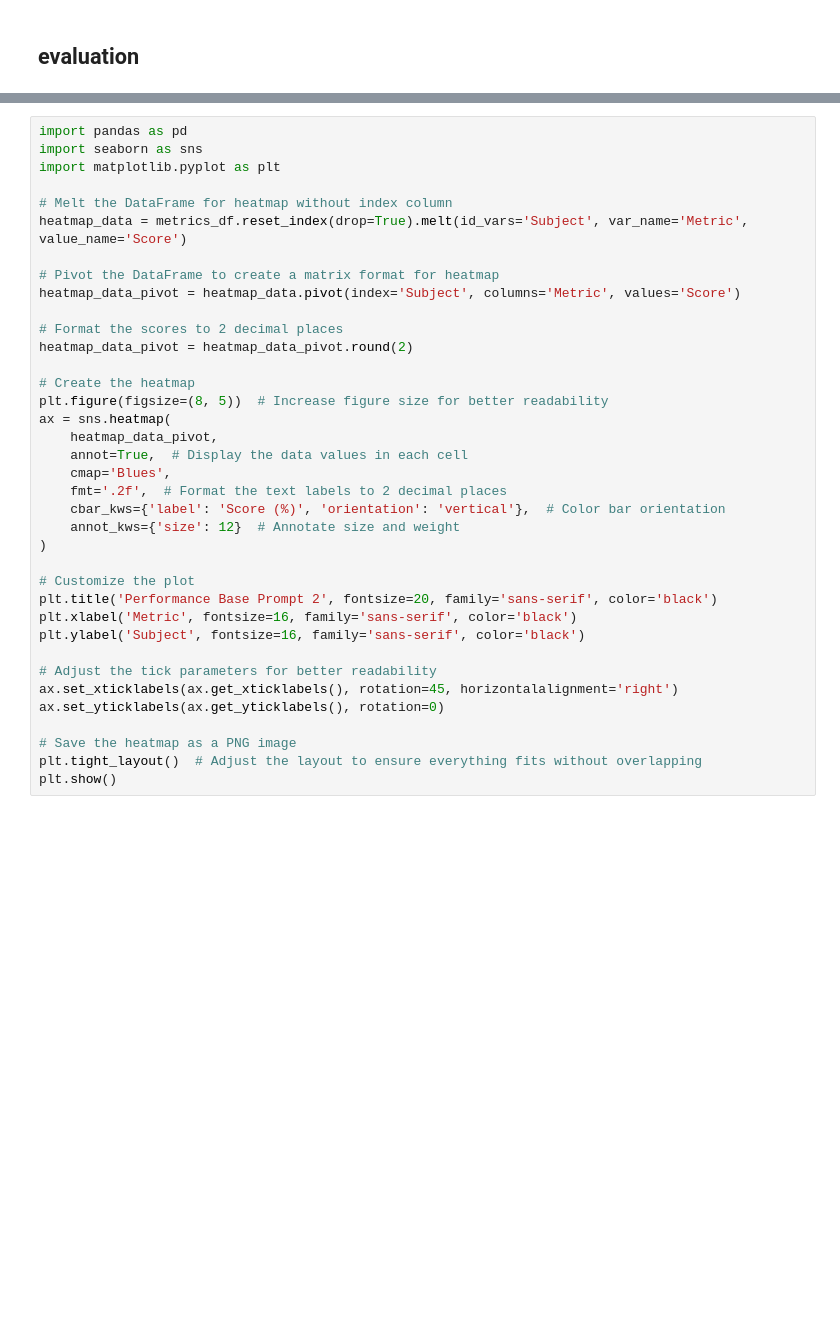
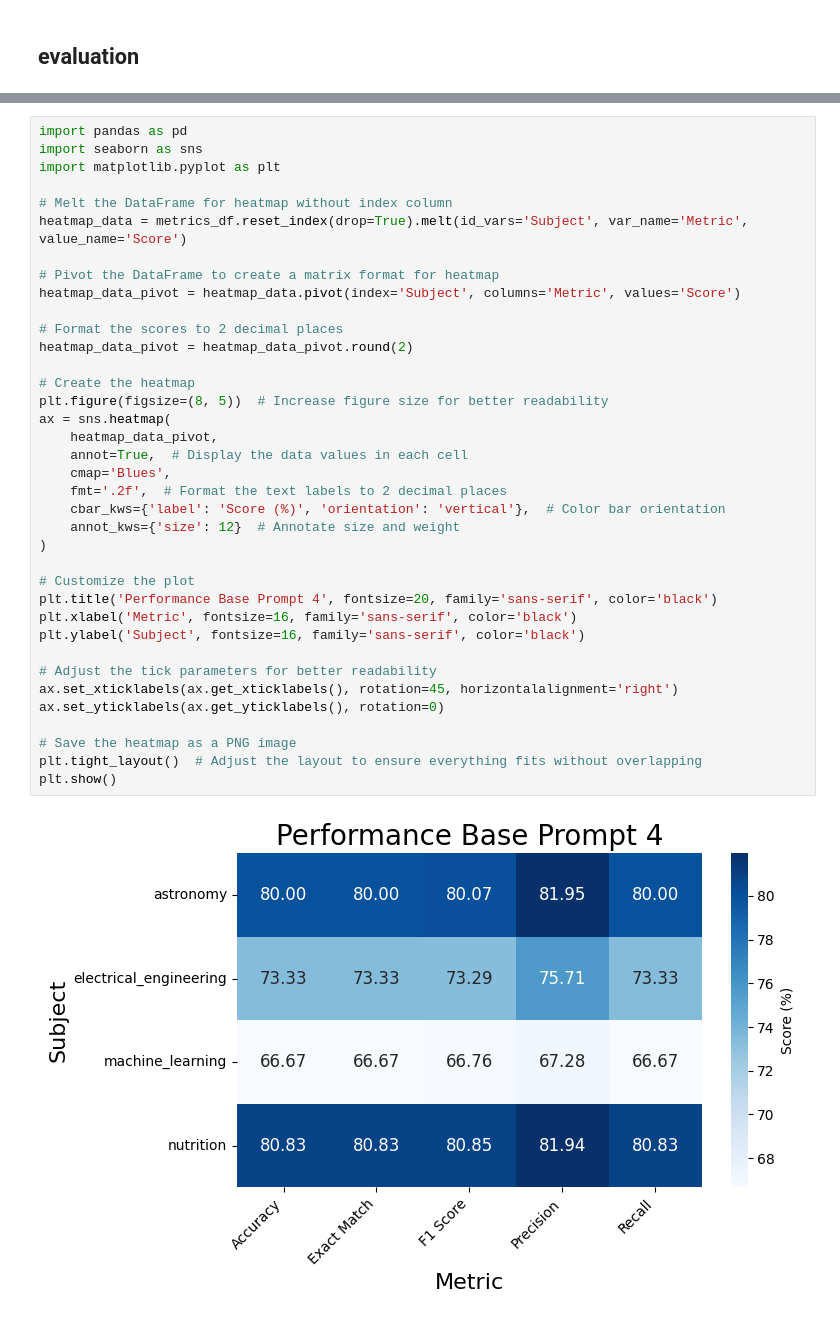
Before and after one commit to nxxk23/AI-Engineer, a Jupyter notebook: BasePrompt/base4.ipynb, the cells around one changed output, grey strips where cells are left out. Saved outputs shown, nothing was run; the diff lists cells and outputs as text; blank space fills up the shorter version.

```diff
--- a/BasePrompt/base4.ipynb
+++ b/BasePrompt/base4.ipynb
@@ -629,31 +618,33 @@ import matplotlib.pyplot as plt
 heatmap_data = metrics_df.reset_index(drop=True).melt(id_vars='Subject', var_name='Metric', value_name='Score')
 
 # Pivot the DataFrame to create a matrix format for heatmap
 heatmap_data_pivot = heatmap_data.pivot(index='Subject', columns='Metric', values='Score')
 
 # Format the scores to 2 decimal places
 heatmap_data_pivot = heatmap_data_pivot.round(2)
 
 # Create the heatmap
 plt.figure(figsize=(8, 5))  # Increase figure size for better readability
 ax = sns.heatmap(
     heatmap_data_pivot,
     annot=True,  # Display the data values in each cell
     cmap='Blues',
     fmt='.2f',  # Format the text labels to 2 decimal places
     cbar_kws={'label': 'Score (%)', 'orientation': 'vertical'},  # Color bar orientation
     annot_kws={'size': 12}  # Annotate size and weight
 )
 
 # Customize the plot
-plt.title('Performance Base Prompt 2', fontsize=20, family='sans-serif', color='black')
+plt.title('Performance Base Prompt 4', fontsize=20, family='sans-serif', color='black')
 plt.xlabel('Metric', fontsize=16, family='sans-serif', color='black')
 plt.ylabel('Subject', fontsize=16, family='sans-serif', color='black')
 
 # Adjust the tick parameters for better readability
 ax.set_xticklabels(ax.get_xticklabels(), rotation=45, horizontalalignment='right')
 ax.set_yticklabels(ax.get_yticklabels(), rotation=0)
 
 # Save the heatmap as a PNG image
 plt.tight_layout()  # Adjust the layout to ensure everything fits without overlapping
 plt.show()
+# %% [output]
+[figure, added]
```
Also changed, not shown: parts of 5 cells of this notebook.
